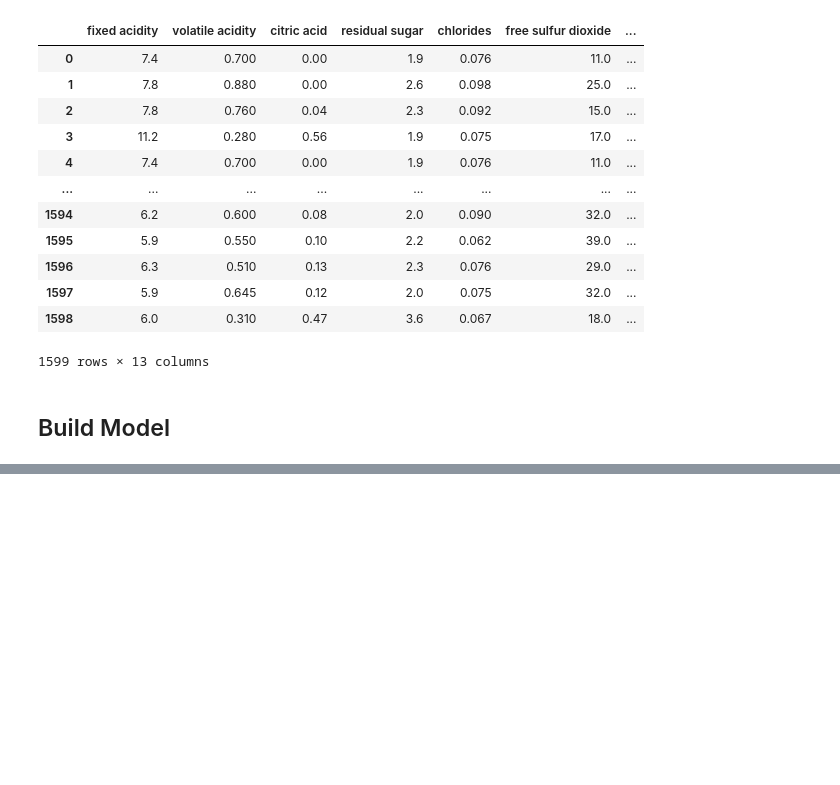
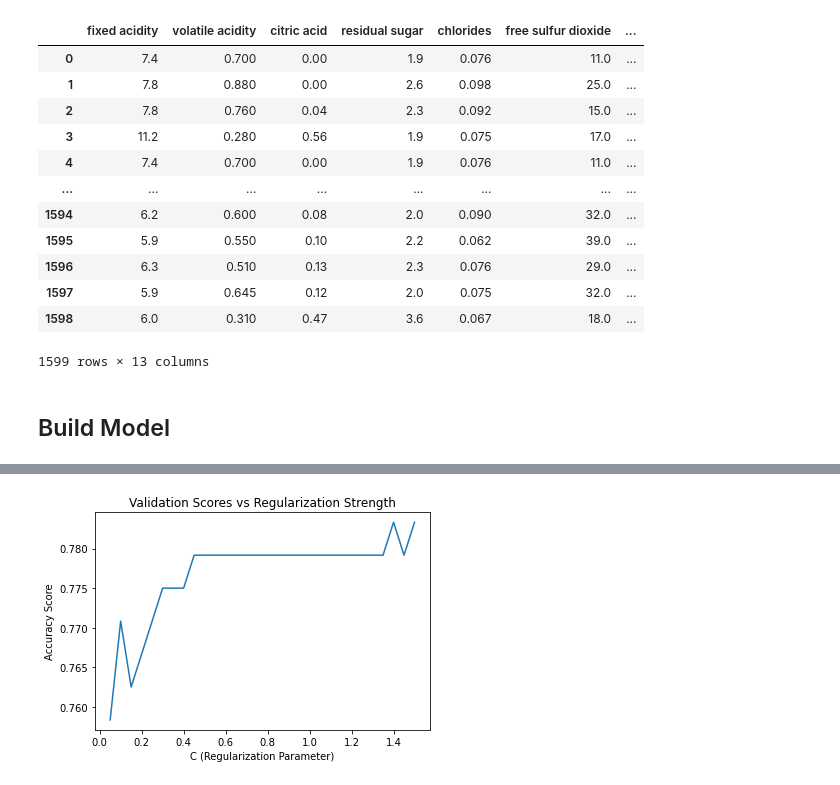
Before and after one commit to arronz99/417project, a Jupyter notebook: svc.ipynb, the cells around one changed output, grey strips where cells are left out. Cells and saved outputs as stored; diff of their text form; code cells hidden in the pictures; blank space fills up the shorter version.

```diff
--- a/svc.ipynb
+++ b/svc.ipynb
@@ -82,0 +110,15 @@ SVC(C=1.0499999999999998, degree=1, kernel='linear')
+# %%
+acc = []
+
+for c in params["C"]:
+    y_pred = SVC(C=c, kernel="linear").fit(X_train, y_train).predict(X_val)
+
+    acc.append(accuracy_score(y_val, y_pred))
+
+plt.plot(params["C"], acc)
+plt.xlabel("C (Regularization Parameter)")
+plt.ylabel("Accuracy Score")
+plt.title("Validation Scores vs Regularization Strength")
+plt.show()
+# %% [output]
+[figure, added]
```
Also changed, not shown: parts of 7 cells of this notebook, 3 other files.
